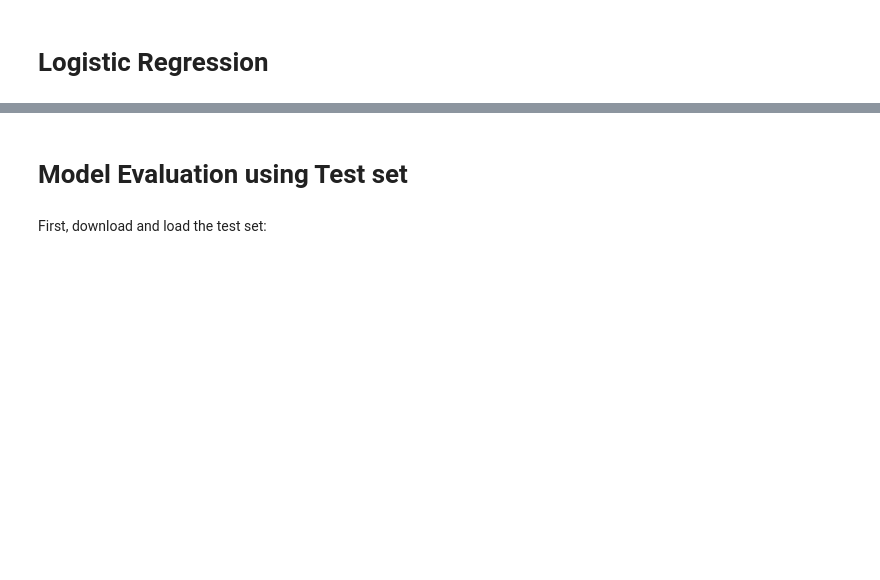
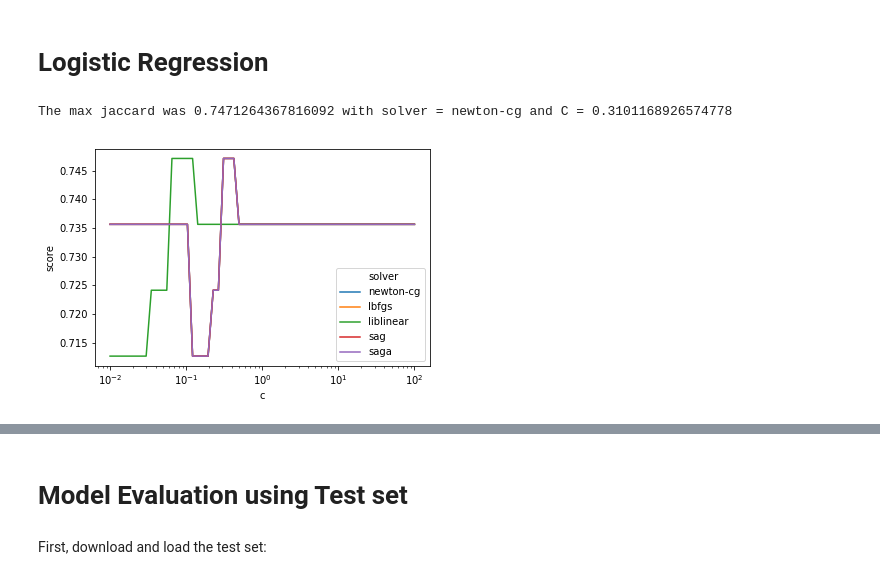
Before and after one commit to richtimm/coursera, a Jupyter notebook: Machine Learning Capstone.ipynb, the cells around one changed output, grey strips where cells are left out. Saved outputs shown, nothing was run; the diff lists cells and outputs as text; code cells hidden in the pictures; blank space fills up the shorter version.

```diff
--- a/Machine Learning Capstone.ipynb
+++ b/Machine Learning Capstone.ipynb
@@ -352,0 +381,27 @@ The max F1-score was 0.7433244916003537 at depth = 5
+# %%
+Solvers = ['newton-cg', 'lbfgs', 'liblinear', 'sag', 'saga']
+Cs = np.logspace(-2,2,60)
+lenSolv = len(Solvers)
+lenCs = len(Cs)
+jacc_df = pd.DataFrame([],columns=['c','solver','score'])
+f1_df = pd.DataFrame([],columns=['c','solver','score'])
+logloss = pd.DataFrame([],columns=['c','solver','score'])
+
+for s in range(0,lenSolv):
+    for c in range(0,lenCs):
+        LR = LogisticRegression(C=Cs[c], solver=Solvers[s]).fit(X_train, y_train)
+        yhat = LR.predict(X_test)
+        yhat_prob = LR.predict_proba(X_test)
+        jacc_df.loc[len(jacc_df)] = [Cs[c], Solvers[s], jaccard_similarity_score(y_test, yhat)]
+        f1_df.loc[len(f1_df)] = [Cs[c], Solvers[s], f1_score(y_test, yhat, average='weighted')]
+        logloss.loc[len(logloss)] = [Cs[c], Solvers[s], log_loss(y_test, yhat_prob)]
+# %%
+
+jplot = sns.lineplot(x='c', y='score', hue='solver', data=jacc_df)
+jplot.set(xscale='log')
+print('The max jaccard was ' + str(jacc_df['score'].max()) + \
+      ' with solver = ' + str(jacc_df['solver'][jacc_df['score'].idxmax]) + \
+      ' and C = ' + str(jacc_df['c'][jacc_df['score'].idxmax]))
+# %% [output]
+The max jaccard was 0.7471264367816092 with solver = newton-cg and C = 0.3101168926574778
+[figure, added]
```
Also changed, not shown: parts of 27 cells of this notebook.
